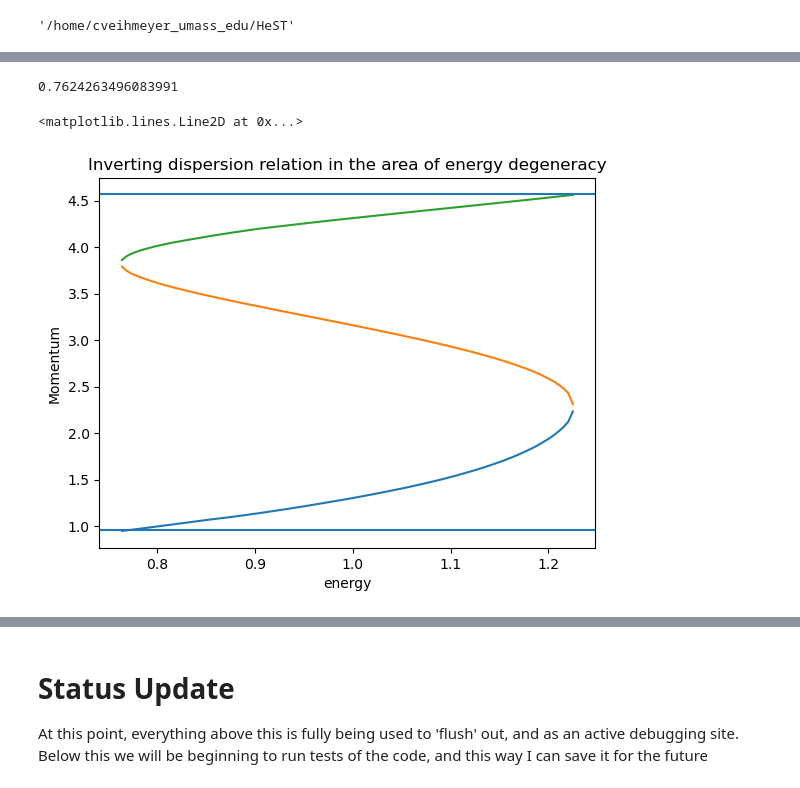
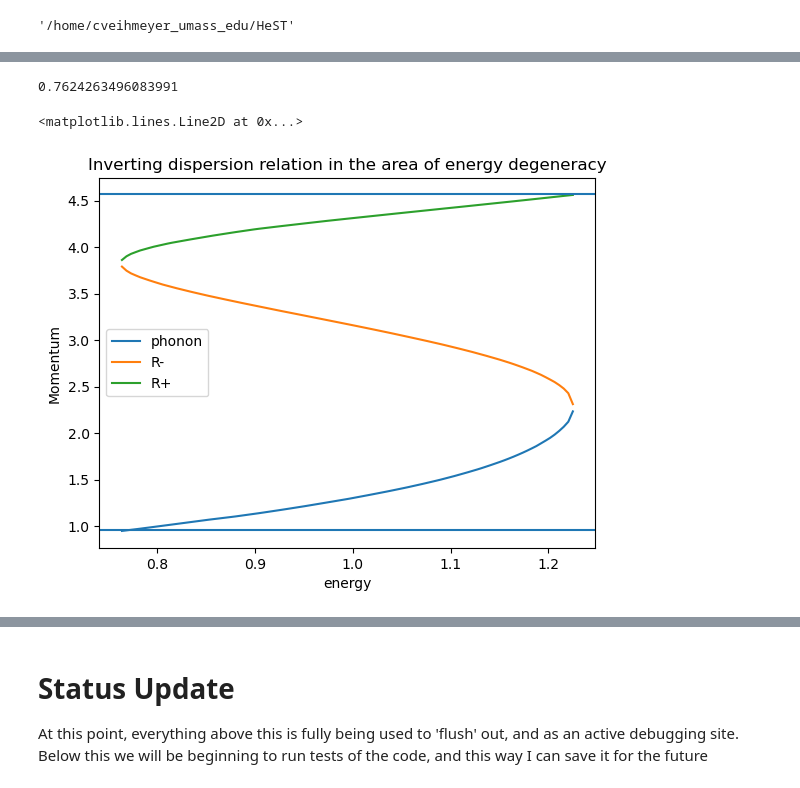
Before and after one commit to spice-herald/HeST, a Jupyter notebook: debug/Amherst_cell_debugging.ipynb, the cells around one changed output, grey strips where cells are left out. Cells and saved outputs as stored; diff of their text form; code cells hidden in the pictures.

```diff
--- a/debug/Amherst_cell_debugging.ipynb
+++ b/debug/Amherst_cell_debugging.ipynb
@@ -208,0 +257,2 @@ Text(0, 0.5, 'Energy [meV]')
+# %%
+plt.rcParams.update({'font.size': 14})
@@ -212,36 +322,37 @@ def get_phonon_mom_energy(d_path):
     data = np.loadtxt(d_path, delimiter=',')
     X = data[0:63,1]
     Y = data[0:63,0]
 
     return interp1d(X,Y, kind = 'linear')
 def get_rminus_mom_energy(d_path):
     data = np.loadtxt(d_path, delimiter=',')
     X = data[63:101,1]
     Y = data[63:101,0]
     return interp1d(X,Y, kind = 'linear')
 def get_rplus_mom_energy(d_path):
     data = np.loadtxt(d_path, delimiter=',')
     X = data[101:,1]
     Y = data[101:,0]
     print(X[0])
 
     return interp1d(X,Y, kind = 'linear')
 
 phonon_interp = get_phonon_mom_energy('./data/dispersion_curves/dispersion_data.csv')
 rminus_interp = get_rminus_mom_energy('./data/dispersion_curves/dispersion_data.csv')
 rplus_interp = get_rplus_mom_energy('./data/dispersion_curves/dispersion_data.csv')
 energy = np.linspace(764, 1225, 100) * 1e-3 # This is meV
-plt.plot(energy, phonon_interp(energy))
-plt.plot(energy, rminus_interp(energy))
-plt.plot(energy, rplus_interp(energy))
+plt.plot(energy, phonon_interp(energy), label = 'phonon')
+plt.plot(energy, rminus_interp(energy), label = 'R-')
+plt.plot(energy, rplus_interp(energy), label = 'R+')
 plt.xlabel('energy')
 plt.ylabel('Momentum')
 plt.title('Inverting dispersion relation in the area of energy degeneracy')
+plt.legend()
 plt.axhline(0.9555)
 plt.axhline(4.565)
 # %% [output]
 0.7624263496083991
 <matplotlib.lines.Line2D at 0x...>
-[figure, old version]
+[figure, new version]
 # %%
 print(rplus_interp(np.array(1.2259239975648981)))
```
Also changed, not shown: parts of 43 cells of this notebook, 24 other files.
